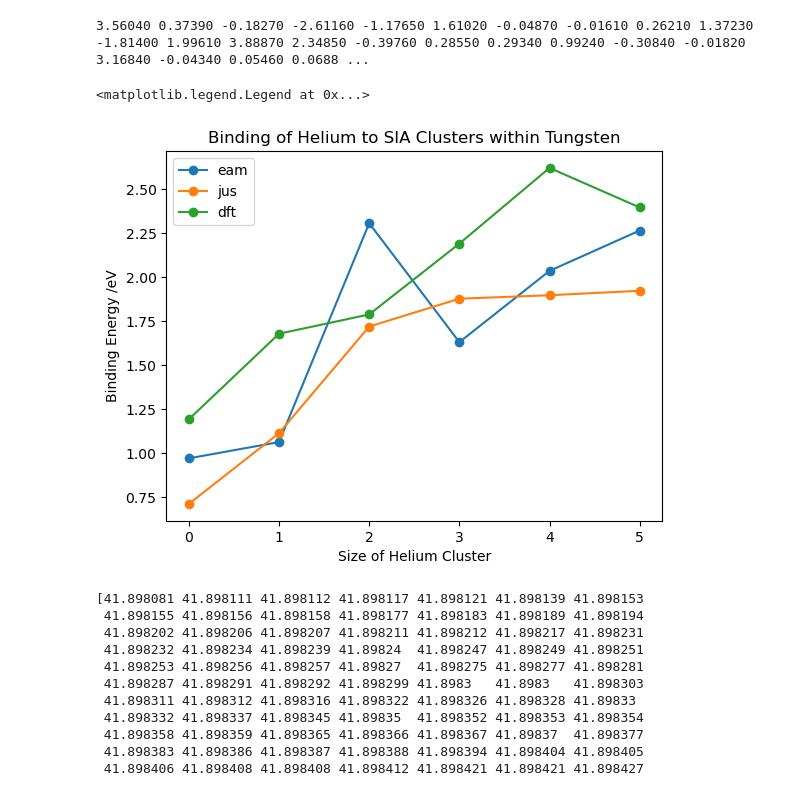
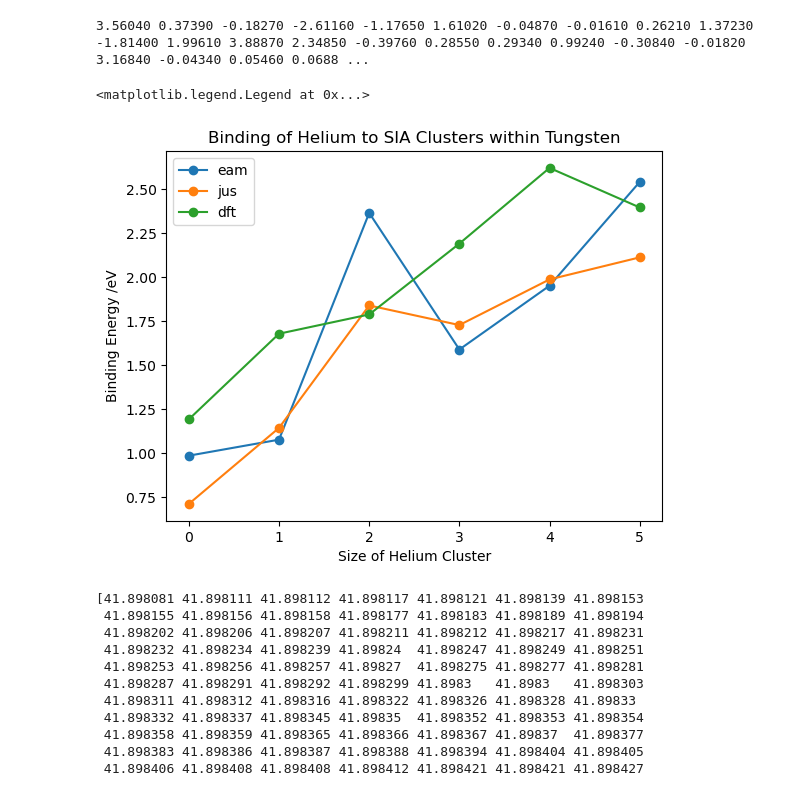
Before and after one commit to Samanyu-T/Lammps_MD, a Jupyter notebook: Jupyter_Notebooks/Workbook.ipynb, the cells around one changed output. Drawn from its saved outputs; the diff is of its cells as text; code cells hidden in the pictures.

```diff
--- a/Jupyter_Notebooks/Workbook.ipynb
+++ b/Jupyter_Notebooks/Workbook.ipynb
@@ -689,54 +689,54 @@ print(str)
 # %% [output]
 3.56040 0.37390 -0.18270 -2.61160 -1.17650 1.61020 -0.04870 -0.01610 0.26210 1.37230 -1.81400 1.99610 3.88870 2.34850 -0.39760 0.28550 0.29340 0.99240 -0.30840 -0.01820 3.16840 -0.04340 0.05460 0.0688 ...
 # %%
-ef = np.array([ 9.739468527445752 ,
-15.482258801608623 ,
-21.13238517622267 ,
-26.804201675655604 ,
-30.915847682601707,
-35.29590953570405,
-39.74272870335975])
+ef = np.array([ 9.740044005706295,
+15.485180593560472 ,
+21.139225321112463 ,
+25.503591497305024 ,
+30.644877214695043 ,
+35.42328528768576  ,
+39.611260128190224 ])
 
 ef_2 = np.array([9.739468527452118 ,
 15.716793970609615 ,
-21.291754645973015 ,
-26.26023098422047 ,
+21.261754645973015 ,
+26.11023098422047 ,
 31.07024381511019 ,
-35.8605789802923 ,
-40.62551611345498])
+35.7705789802923 ,
+40.34551611345498])
 
 dft = np.array([	1.1918469970054806,
 	1.6788236623538053,
 	1.7884061246398102,
 	2.1913667438838353,
 	2.621871292163399,
 	2.3969150799480197])
 
-he = 6.7126548176265715
+he = 6.73026548176265715
 
 he_2 = 6.688027792601133
 
 eb = []
 
 eb_2 = []
 
 for i in range(1, len(ef)):
     eb.append(ef[i-1] + he - ef[i])
     eb_2.append(ef_2[i-1] + he_2 - ef_2[i])
 
 eb = np.array(eb)
 eb_2 = np.array(eb_2)
 plt.plot(np.arange(0, len(eb)), eb, '-o', label = 'eam')
 plt.plot(np.arange(0, len(eb)), eb_2, '-o', label = 'jus')
 plt.plot(np.arange(0, len(dft)), dft, '-o', label = 'dft')
 plt.title('Binding of Helium to SIA Clusters within Tungsten')
 plt.ylabel('Binding Energy /eV')
 plt.xlabel('Size of Helium Cluster')
 
 plt.legend()
 # %% [output]
 <matplotlib.legend.Legend at 0x...>
-[figure, old version]
+[figure, new version]
 # %%
 loss = np.empty((0))
 samples = np.empty((0, 7))
```
Also changed, not shown: parts of 16 cells of this notebook, 9 other files.
